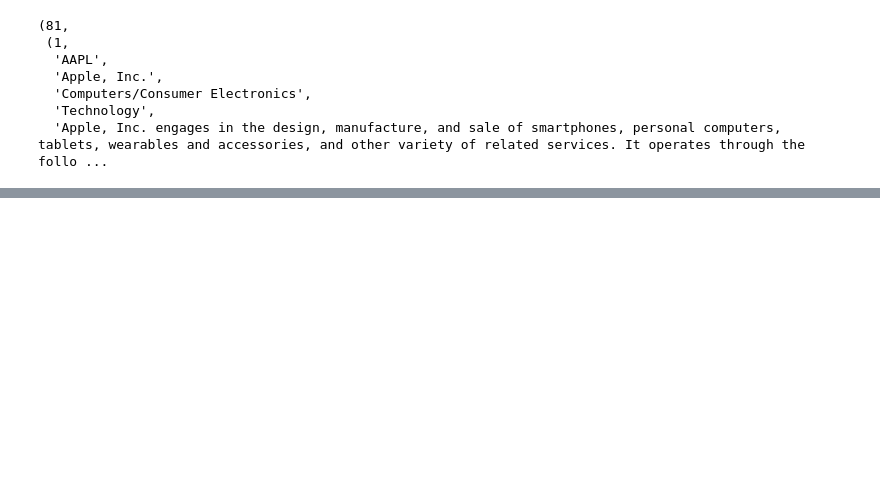
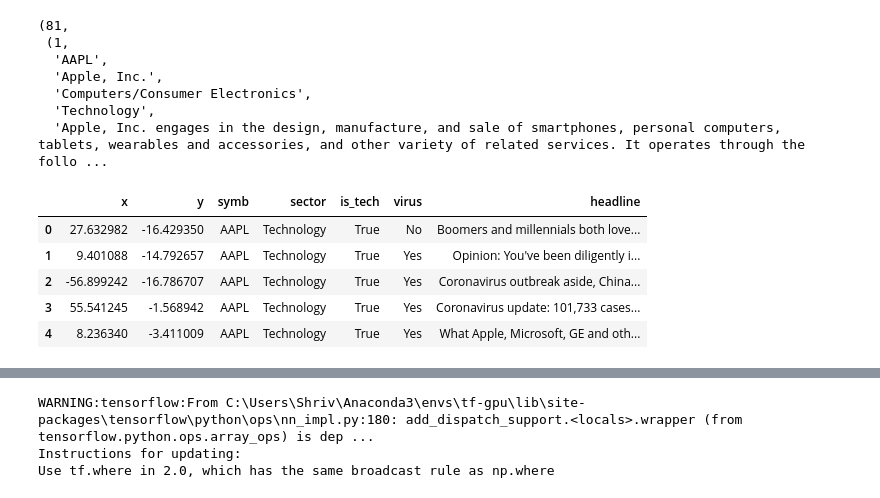
Before and after one commit to sshh12/Relevance-Adjusted-Sentiment-For-Market-News, a Jupyter notebook: Explore.ipynb, the cells around one changed output, grey strips where cells are left out. Cells and saved outputs as stored; diff of their text form; code cells hidden in the pictures; blank space fills up the shorter version.

```diff
--- a/Explore.ipynb
+++ b/Explore.ipynb
@@ -42,7 +49,18 @@ X_embedded = TSNE(n_components=2).fit_transform(X)
 # %%
 df = pd.DataFrame({
     'x': X_embedded[:, 0], 'y': X_embedded[:, 1],
     'symb': [a[1] for a in articles],
-    'sector': [sym_to_comp[a[1]][4] for a in articles]
+    'sector': [sym_to_comp[a[1]][4] for a in articles],
+    'is_tech': [sym_to_comp[a[1]][4]=='Technology' for a in articles],
+    'virus': ['Yes' if ('covid' in a[4].lower() or 'corona' in a[4].lower()) else 'No' for a in articles],
+    'headline': [a[2] for a in articles]
 })
+df.head()
+# %% [output]
+|  | x | y | symb | sector | is_tech | virus | headline |
+| 0 | 27.632982 | -16.429350 | AAPL | Technology | True | No | Boomers and millennials both love... |
+| 1 | 9.401088 | -14.792657 | AAPL | Technology | True | Yes | Opinion: You've been diligently i... |
+| 2 | -56.899242 | -16.786707 | AAPL | Technology | True | Yes | Coronavirus outbreak aside, China... |
+| 3 | 55.541245 | -1.568942 | AAPL | Technology | True | Yes | Coronavirus update: 101,733 cases... |
+| 4 | 8.236340 | -3.411009 | AAPL | Technology | True | Yes | What Apple, Microsoft, GE and oth... |
 # %%
@@ -53,0 +106,23 @@ fig.show()
+# %%
+from keras.layers import Input, Embedding, Dense, Dot, Reshape
+from keras.models import Model
+
+input_symbol = Input(shape=(1,))
+input_art_emb = Input(shape=(1024,))
+
+embedding_symbol = Embedding(input_dim=len(symbols), output_dim=512)(input_symbol)
+embedding_symbol = Reshape((512,))(embedding_symbol)
+
+embedding_art = Dense(512, activation='sigmoid')(input_art_emb)
+
+merged = Dot(normalize=True, axes=1)([embedding_symbol, embedding_art])
+merged = Reshape(target_shape=(1,))(merged)
+
+out = Dense(1, activation='sigmoid')(merged)
+model = Model(inputs=[input_symbol, input_art_emb], outputs=out)
+
+model.compile(optimizer='Adam', loss='binary_crossentropy', metrics=['accuracy'])
+# %% [output]
+WARNING:tensorflow:From C:\Users\Shriv\Anaconda3\envs\tf-gpu\lib\site-packages\tensorflow\python\ops\nn_impl.py:180: add_dispatch_support.<locals>.wrapper (from tensorflow.python.ops.array_ops) is dep ...
+Instructions for updating:
+Use tf.where in 2.0, which has the same broadcast rule as np.where
```
Also changed, not shown: parts of 11 cells of this notebook, 1 other file.
